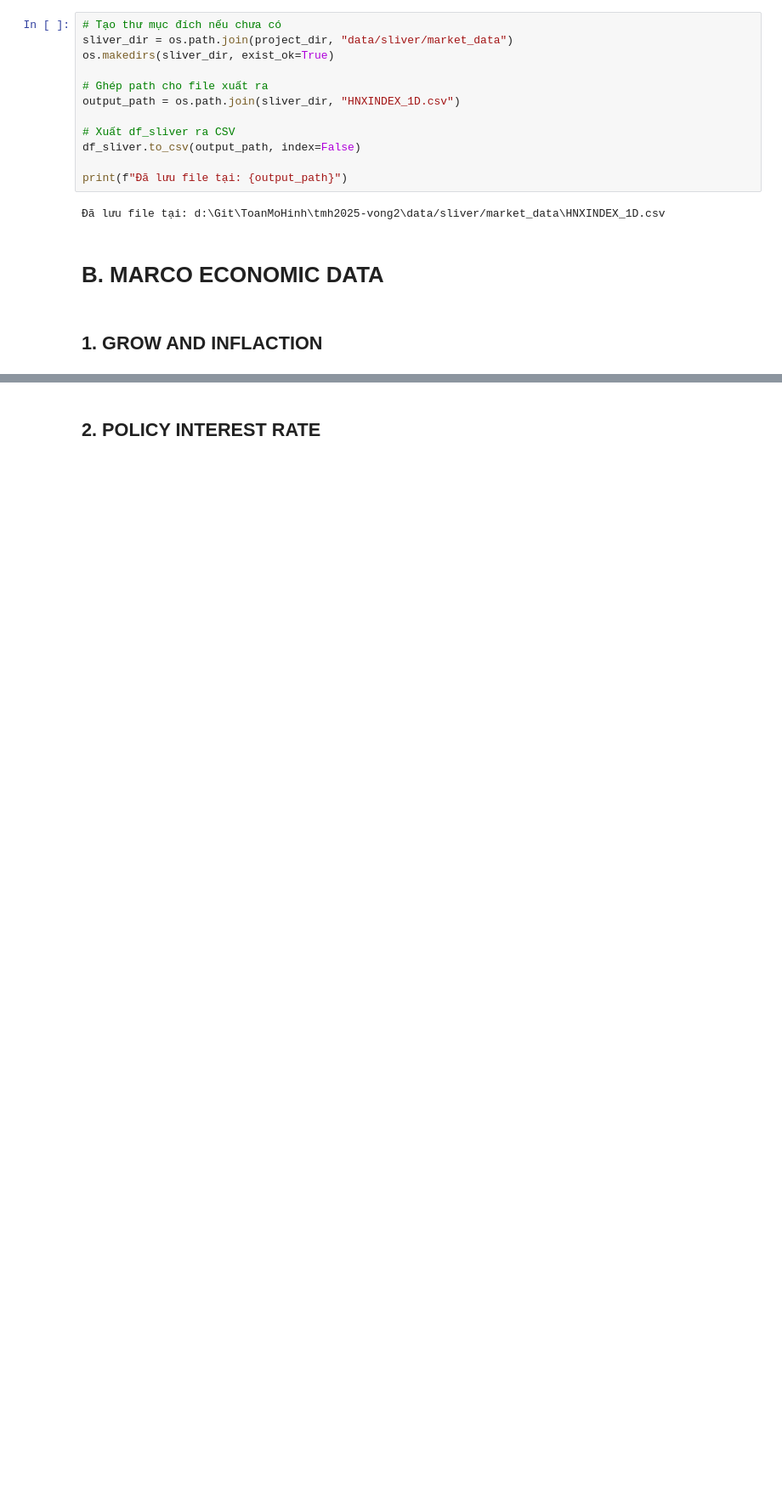
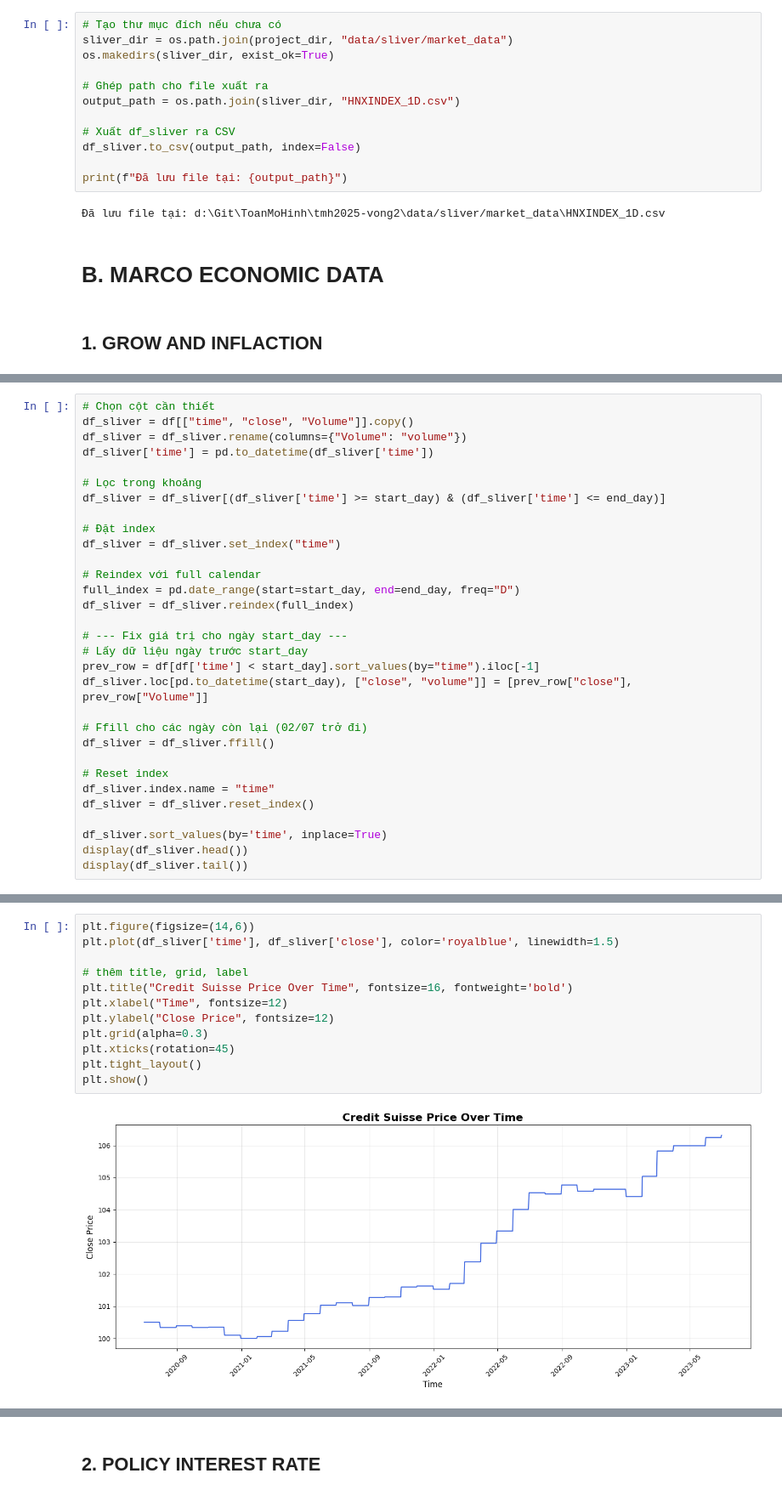
Before and after one commit to nguyenlog205/tmh2025-vong2, a Jupyter notebook: notebook/Market_Data_Processing_and_Visualization.ipynb, the cells around one changed output, grey strips where cells are left out. Shown at 85% size. Saved outputs shown, nothing was run; the diff lists cells and outputs as text; blank space fills up the shorter version.

Commit message:
Add additional sliver data file

```diff
--- a/notebook/Market_Data_Processing_and_Visualization.ipynb
+++ b/notebook/Market_Data_Processing_and_Visualization.ipynb
@@ -786,0 +826,31 @@ print(f"Đã lưu file tại: {output_path}")
+# %%
+# Chọn cột cần thiết
+df_sliver = df[["time", "close", "Volume"]].copy()
+df_sliver = df_sliver.rename(columns={"Volume": "volume"})
+df_sliver['time'] = pd.to_datetime(df_sliver['time'])
+
+# Lọc trong khoảng
+df_sliver = df_sliver[(df_sliver['time'] >= start_day) & (df_sliver['time'] <= end_day)]
+
+# Đặt index
+df_sliver = df_sliver.set_index("time")
+
+# Reindex với full calendar
+full_index = pd.date_range(start=start_day, end=end_day, freq="D")
+df_sliver = df_sliver.reindex(full_index)
+
+# --- Fix giá trị cho ngày start_day ---
+# Lấy dữ liệu ngày trước start_day
+prev_row = df[df['time'] < start_day].sort_values(by="time").iloc[-1]
+df_sliver.loc[pd.to_datetime(start_day), ["close", "volume"]] = [prev_row["close"], prev_row["Volume"]]
+
+# Ffill cho các ngày còn lại (02/07 trở đi)
+df_sliver = df_sliver.ffill()
+
+# Reset index
+df_sliver.index.name = "time"
+df_sliver = df_sliver.reset_index()
+
+df_sliver.sort_values(by='time', inplace=True)
+display(df_sliver.head())
+display(df_sliver.tail())
@@ -786,0 +883,14 @@ print(f"Đã lưu file tại: {output_path}")
+# %%
+plt.figure(figsize=(14,6))
+plt.plot(df_sliver['time'], df_sliver['close'], color='royalblue', linewidth=1.5)
+
+# thêm title, grid, label
+plt.title("Credit Suisse Price Over Time", fontsize=16, fontweight='bold')
+plt.xlabel("Time", fontsize=12)
+plt.ylabel("Close Price", fontsize=12)
+plt.grid(alpha=0.3)
+plt.xticks(rotation=45)
+plt.tight_layout()
+plt.show()
+# %% [output]
+[figure, added]
```
Also changed, not shown: parts of 15 cells of this notebook, 13 other files.
